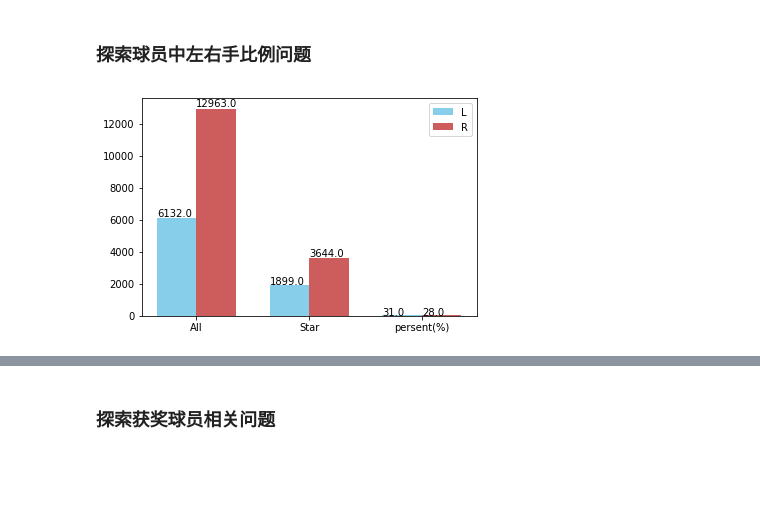
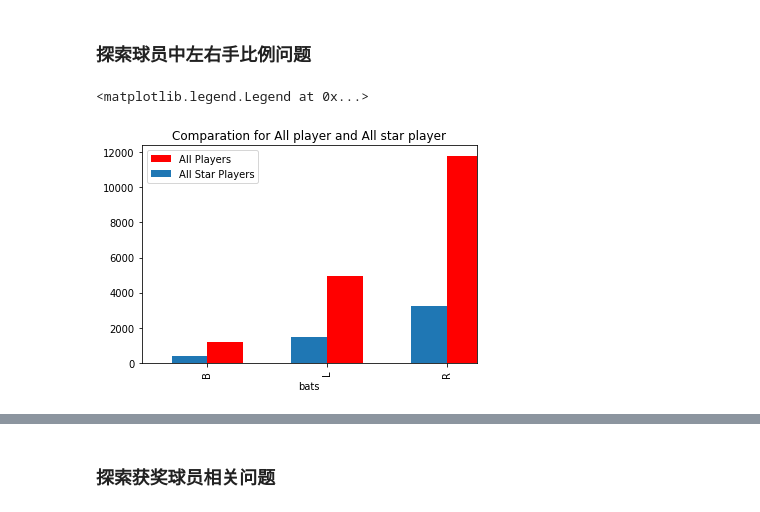
Before and after one commit to X1angMe1/Udacity_MLBasic_P4, a Jupyter notebook: project/Baseball_Analyzation.ipynb, the cells around one changed output, grey strips where cells are left out. Drawn from its saved outputs; the diff is of its cells as text; code cells hidden in the pictures; blank space fills up the shorter version.

Commit message:
change one question and updated some charts.

```diff
--- a/project/Baseball_Analyzation.ipynb
+++ b/project/Baseball_Analyzation.ipynb
@@ -40,32 +30,12 @@ both_allstar = allstar.merge(both_player,on='playerID',how='inner')
-# %%
-# 用双手的球员同时归类到左手球员和右手球员中,绘制左手,右手的条形图
-lp_count = len(left_player) + len(both_player)
-rp_count = len(right_player) + len(both_player)
-ls_count = len(left_allstar) + len(both_allstar)
-rs_count = len(right_allstar) + len(both_allstar)
-left_data=[lp_count, ls_count, (ls_count*1.0/lp_count)*100]
-right_data=[rp_count, rs_count, (rs_count*1.0/rp_count)*100]
-
-ind = np.arange(len(left_data))  # the x locations for the groups
-width = 0.35  # the width of the bars
-
-figure = plt.figure()
-ax=plt.subplot()
-
-rects1 = ax.bar(ind - width/2, left_data, width, color='SkyBlue', label='L')
-rects2 = ax.bar(ind + width/2, right_data, width, color='IndianRed', label='R')
-
-ax.set_xticks(ind)
-ax.set_xticklabels(('All', 'Star', 'persent(%)', 'G4'))
-ax.legend()
-
-def autolabel(rects, xpos='center'):
-    xpos = xpos.lower()  # normalize the case of the parameter
-    for rect in rects:
-        height = rect.get_height()
-        ax.text(rect.get_x(), 1.01*height, '{}'.format(round(height)))
-
-autolabel(rects1)
-autolabel(rects2)
-# %% [output]
-[figure, removed]
+# %%
+allstar_player = allstar.merge(master, on="playerID",how="inner" )
+# %%
+# 绘制所有球员和全明赛球员中左右手球员的柱形图
+fix,ax=plt.subplots(1,1)
+master.groupby('bats').size().plot(kind='bar',position=0,label='All Players',color='r',width=0.3)
+allstar_player.groupby('bats').size().plot(kind='bar',position=1,label='All Star Players',width=0.3)
+ax.set_title('Comparation for All player and All star player',fontsize=12,color='black')
+plt.legend()
+# %% [output]
+<matplotlib.legend.Legend at 0x...>
+[figure, added]
```
Also changed, not shown: parts of 58 cells of this notebook.
